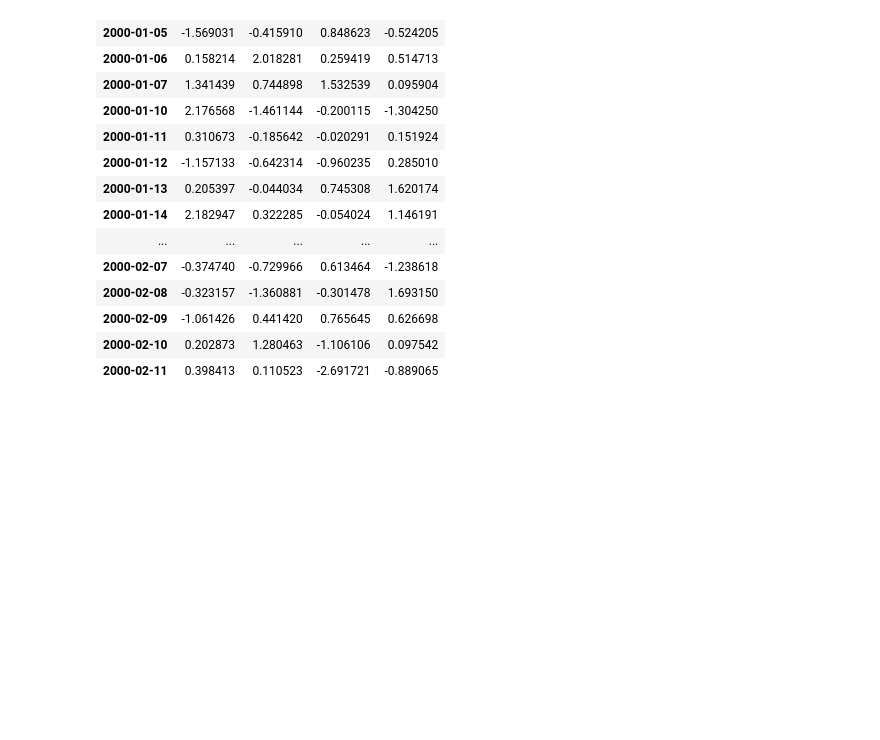
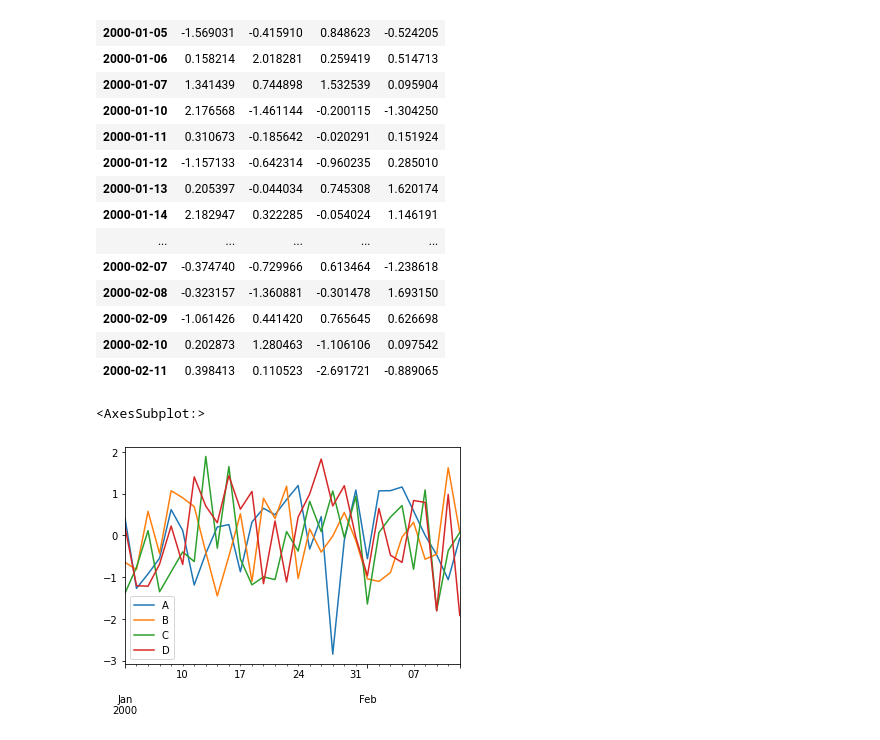
Before and after one commit to Man1exter/Pandas, a Jupyter notebook: OICA-MOTOR/randgen.ipynb, the cells around one changed output. Drawn from its saved outputs; the diff is of its cells as text; code cells hidden in the pictures; blank space fills up the shorter version.

```diff
--- a/OICA-MOTOR/randgen.ipynb
+++ b/OICA-MOTOR/randgen.ipynb
@@ -42,3 +42,12 @@ df_random
 | 2000-02-09 | -1.061426 | 0.441420 | 0.765645 | 0.626698 |
 | 2000-02-10 | 0.202873 | 1.280463 | -1.106106 | 0.097542 |
 | 2000-02-11 | 0.398413 | 0.110523 | -2.691721 | -0.889065 |
+# %%
+import pandas as pd
+
+df_random = pd.util.testing.makePeriodFrame()
+
+df_random.plot()
+# %% [output]
+<AxesSubplot:>
+[figure, added]
```
Also changed, not shown: parts of 2 cells of this notebook, 1 other file.
